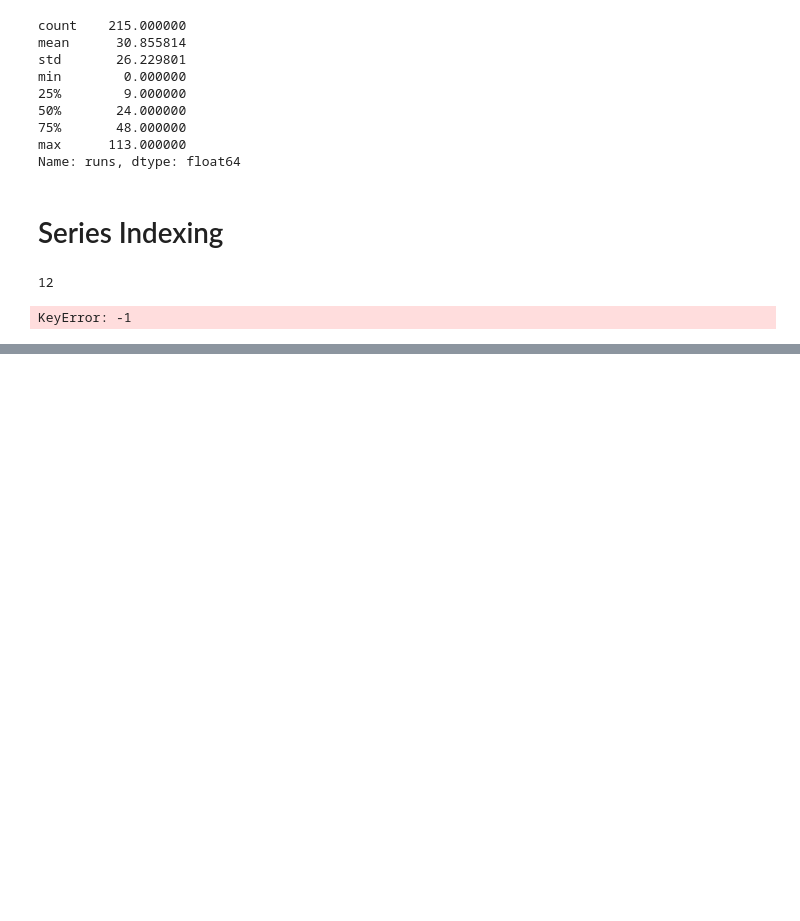
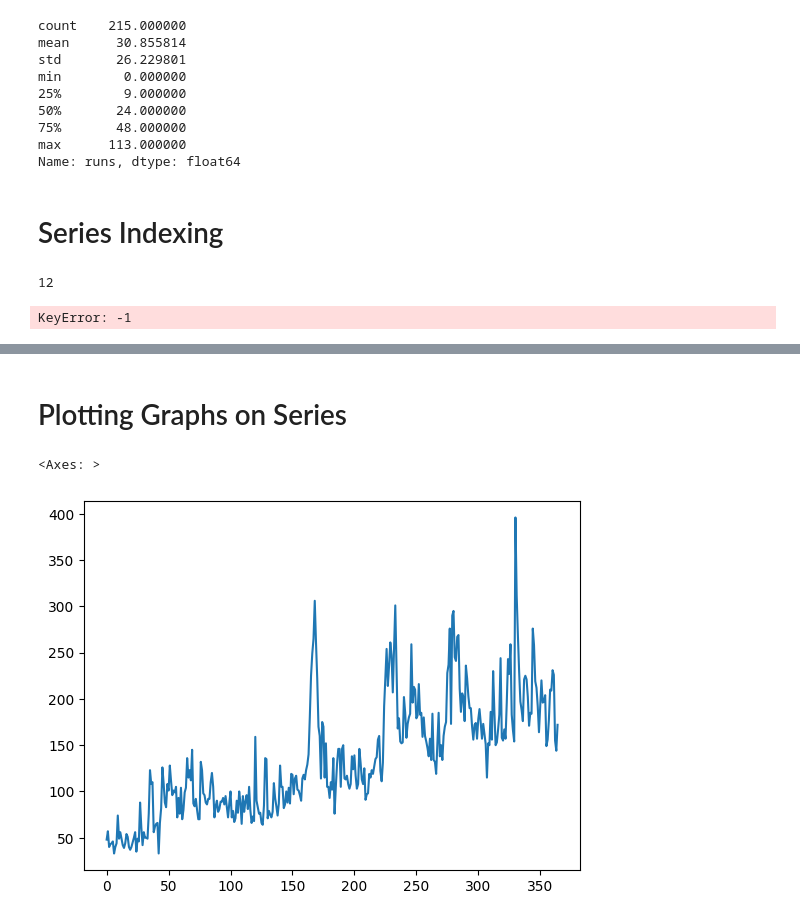
Before and after one commit to Anjalikhot2000/Numpy-pandas-matplotlib-seaborn-for-AIML, a Jupyter notebook: 04_pandas_series.ipynb, the cells around one changed output, grey strips where cells are left out. Drawn from its saved outputs; the diff is of its cells as text; code cells hidden in the pictures; blank space fills up the shorter version.

Commit message:
Series

```diff
--- a/04_pandas_series.ipynb
+++ b/04_pandas_series.ipynb
@@ -318,0 +613,7 @@ KeyError: -1
+# %% [markdown]
+# Plotting Graphs on Series
+# %%
+a.plot()
+# %% [output]
+<Axes: >
+[figure, added]
```
Also changed, not shown: parts of 74 cells of this notebook.
